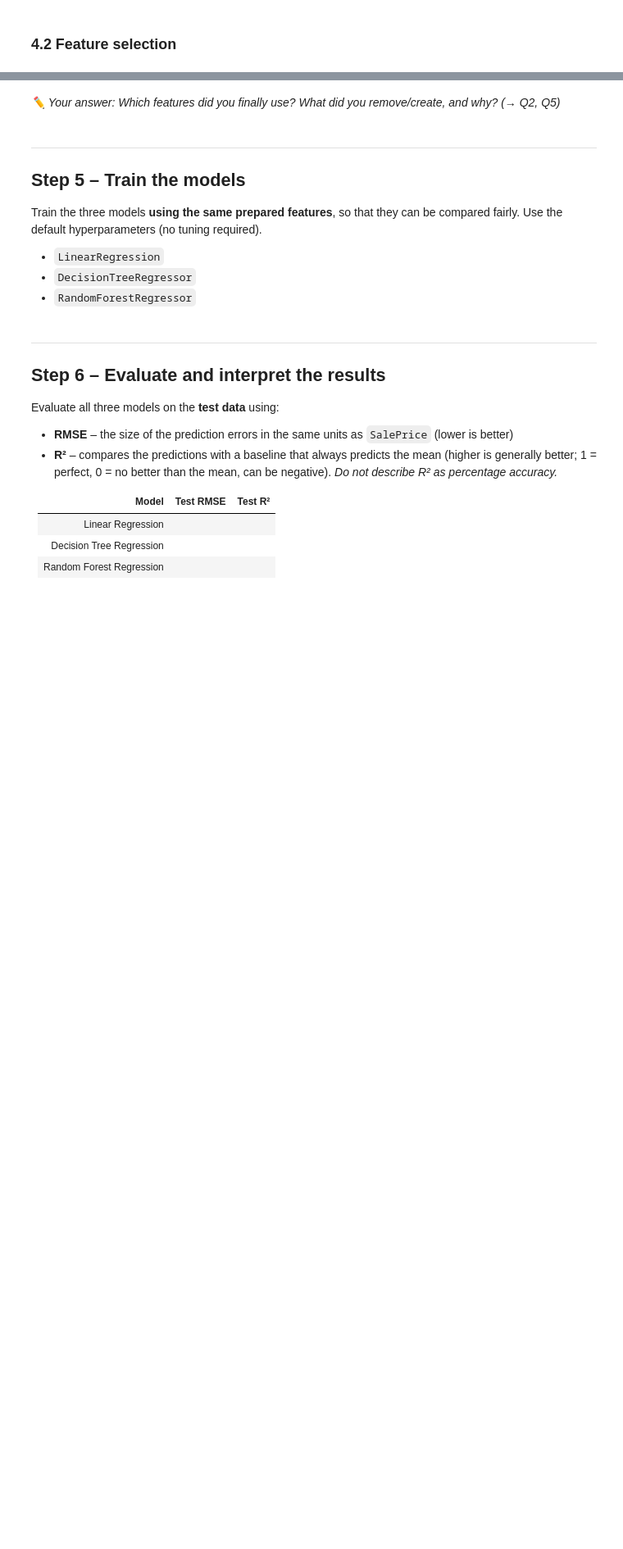
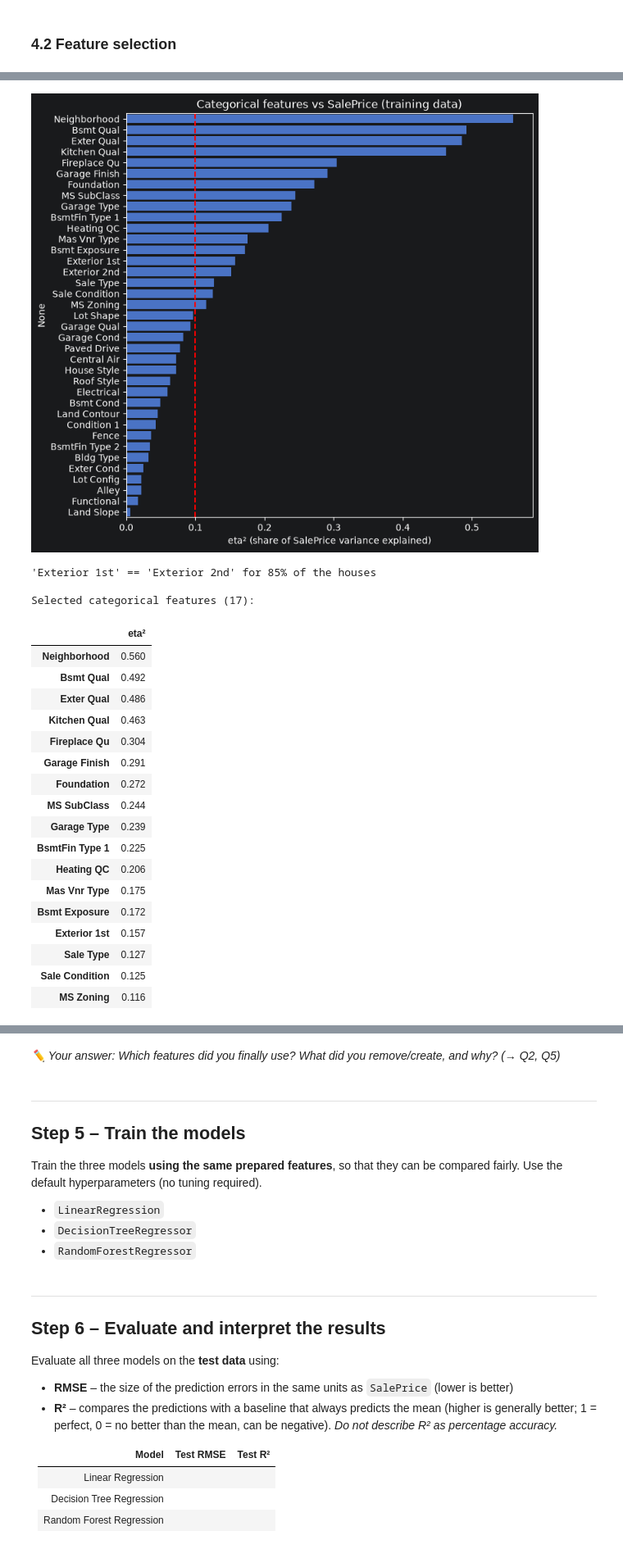
Before and after one commit to Frednos/Machine-Learning-Assignment-1, a Jupyter notebook: housing_price_prediction.ipynb, the cells around one changed output, grey strips where cells are left out. Shown at 82% size. Saved outputs shown, nothing was run; the diff lists cells and outputs as text; code cells hidden in the pictures; blank space fills up the shorter version.

```diff
--- a/housing_price_prediction.ipynb
+++ b/housing_price_prediction.ipynb
@@ -394,0 +647,49 @@ Decide which features to use. Use evidence from the **training data** (correlati
+# %%
+# --- Categorical features: how much of the variation in SalePrice is explained by the category? ---
+# Correlation ratio (eta²): 0 = the category says nothing about price, 1 = the category determines the price.
+def eta_squared(x, y):
+    group_means = y.groupby(x.fillna("Missing")).transform("mean")
+    return ((group_means - y.mean()) ** 2).sum() / ((y - y.mean()) ** 2).sum()
+
+cat_all = X_train.select_dtypes(exclude="number").columns
+cat_eta = pd.Series({col: eta_squared(X_train[col], y_train) for col in cat_all}).sort_values(ascending=False)
+
+plt.figure(figsize=(8, 8))
+sns.barplot(x=cat_eta.values, y=cat_eta.index)
+ETA_THRESHOLD = 0.1
+plt.axvline(ETA_THRESHOLD, color="red", linestyle="--")
+plt.xlabel("eta² (share of SalePrice variance explained)")
+plt.title("Categorical features vs SalePrice (training data)")
+plt.show()
+
+cat_features = cat_eta[cat_eta >= ETA_THRESHOLD].index.tolist()
+
+# 'Exterior 2nd' is the same as 'Exterior 1st' for most houses (only differs if the house has two materials)
+print(f"'Exterior 1st' == 'Exterior 2nd' for {(X_train['Exterior 1st'] == X_train['Exterior 2nd']).mean():.0%} of the houses")
+cat_features.remove("Exterior 2nd")
+
+print(f"\nSelected categorical features ({len(cat_features)}):")
+cat_eta[cat_features].round(3).to_frame("eta²")
+# %% [output]
+[figure, added]
+'Exterior 1st' == 'Exterior 2nd' for 85% of the houses
+
+Selected categorical features (17):
+|  | eta² |
+| Neighborhood | 0.560 |
+| Bsmt Qual | 0.492 |
+| Exter Qual | 0.486 |
+| Kitchen Qual | 0.463 |
+| Fireplace Qu | 0.304 |
+| Garage Finish | 0.291 |
+| Foundation | 0.272 |
+| MS SubClass | 0.244 |
+| Garage Type | 0.239 |
+| BsmtFin Type 1 | 0.225 |
+| Heating QC | 0.206 |
+| Mas Vnr Type | 0.175 |
+| Bsmt Exposure | 0.172 |
+| Exterior 1st | 0.157 |
+| Sale Type | 0.127 |
+| Sale Condition | 0.125 |
+| MS Zoning | 0.116 |
```
Also changed, not shown: parts of 12 cells of this notebook.
